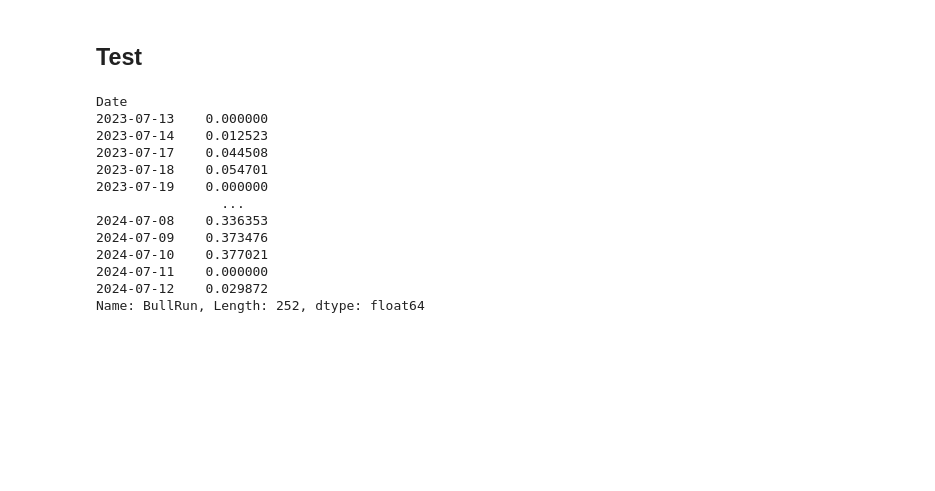
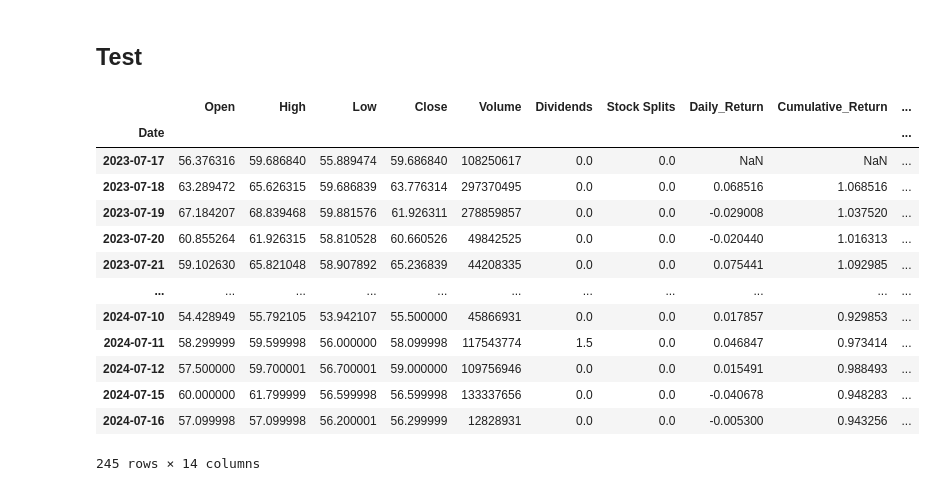
Before and after one commit to yorkjong/colab, a Jupyter notebook: ViStock_BullRun_Drawdown.ipynb, the cells around one changed output. Cells and saved outputs as stored; diff of their text form; code cells hidden in the pictures; blank space fills up the shorter version.

```diff
--- a/ViStock_BullRun_Drawdown.ipynb
+++ b/ViStock_BullRun_Drawdown.ipynb
@@ -243,7 +243,7 @@ if __name__ == '__main__':
 # %% [markdown]
 ### Show a stock chart with Bull Run and Drawdown indicator (using Plotly)
 # %%
-ticker = "TSLA" #@param ["NVDA", "TSLA", "MSFT", "META", "AAPL", "GOOG", "TQQQ", "SOXL", "TSM", "台積電", "2330", "元太", "BTC-USD", "ETH-USD"] {allow-input: true}
+symbol = "TSLA" #@param ["NVDA", "TSLA", "MSFT", "META", "AAPL", "GOOG", "TQQQ", "SOXL", "TSM", "台積電", "2330", "元太", "BTC-USD", "ETH-USD"] {allow-input: true}
 period = "1y" #@param ['1d', '5d', '1mo', '3mo', '6mo', '1y', '2y', '5y', '10y', 'ytd', 'max']
 interval = '1d' #@param ['1m', '2m', '5m', '15m', '30m', '60m', '90m', '1h', '1d', '5d', '1wk', '1mo', '3mo']
 
@@ -256,8 +256,10 @@ import yfinance as yf
 import plotly.graph_objs as go
 from plotly.subplots import make_subplots
 import vistock.plotly.fig_util as futil
+import vistock.tw
 
 # Download stock data
+ticker = tw.as_yfinance(symbol)
 df = yf.Ticker(ticker).history(period=period, interval=interval)
 
 # Initialize empty plot with a marginal subplot
@@ -373,22 +375,23 @@ pbv2s.plot(
 # %% [markdown]
 ## Test
 # %%
-display(df['BullRun'])
-display(fig)
+display(df)
+#display(fig)
 # %% [output]
+|  | Open | High | Low | Close | Volume | Dividends | Stock Splits | Daily_Return | Cumulative_Return | ... |
+| Date |  |  |  |  |  |  |  |  |  | ... |
+| 2023-07-17 | 56.376316 | 59.686840 | 55.889474 | 59.686840 | 108250617 | 0.0 | 0.0 | NaN | NaN | ... |
+| 2023-07-18 | 63.289472 | 65.626315 | 59.686839 | 63.776314 | 297370495 | 0.0 | 0.0 | 0.068516 | 1.068516 | ... |
+| 2023-07-19 | 67.184207 | 68.839468 | 59.881576 | 61.926311 | 278859857 | 0.0 | 0.0 | -0.029008 | 1.037520 | ... |
+| 2023-07-20 | 60.855264 | 61.926315 | 58.810528 | 60.660526 | 49842525 | 0.0 | 0.0 | -0.020440 | 1.016313 | ... |
+| 2023-07-21 | 59.102630 | 65.821048 | 58.907892 | 65.236839 | 44208335 | 0.0 | 0.0 | 0.075441 | 1.092985 | ... |
+| ... | ... | ... | ... | ... | ... | ... | ... | ... | ... | ... |
+| 2024-07-10 | 54.428949 | 55.792105 | 53.942107 | 55.500000 | 45866931 | 0.0 | 0.0 | 0.017857 | 0.929853 | ... |
+| 2024-07-11 | 58.299999 | 59.599998 | 56.000000 | 58.099998 | 117543774 | 1.5 | 0.0 | 0.046847 | 0.973414 | ... |
+| 2024-07-12 | 57.500000 | 59.700001 | 56.700001 | 59.000000 | 109756946 | 0.0 | 0.0 | 0.015491 | 0.988493 | ... |
+| 2024-07-15 | 60.000000 | 61.799999 | 56.599998 | 56.599998 | 133337656 | 0.0 | 0.0 | -0.040678 | 0.948283 | ... |
+| 2024-07-16 | 57.099998 | 57.099998 | 56.200001 | 56.299999 | 12828931 | 0.0 | 0.0 | -0.005300 | 0.943256 | ... |
-Date
-2023-07-13    0.000000
-2023-07-14    0.012523
-2023-07-17    0.044508
-2023-07-18    0.054701
-2023-07-19    0.000000
-                ...
-2024-07-08    0.336353
-2024-07-09    0.373476
-2024-07-10    0.377021
-2024-07-11    0.000000
-2024-07-12    0.029872
-Name: BullRun, Length: 252, dtype: float64
+245 rows × 14 columns
 # %%
 from vistock import tw
 
```
Also changed, not shown: parts of 4 cells of this notebook.
